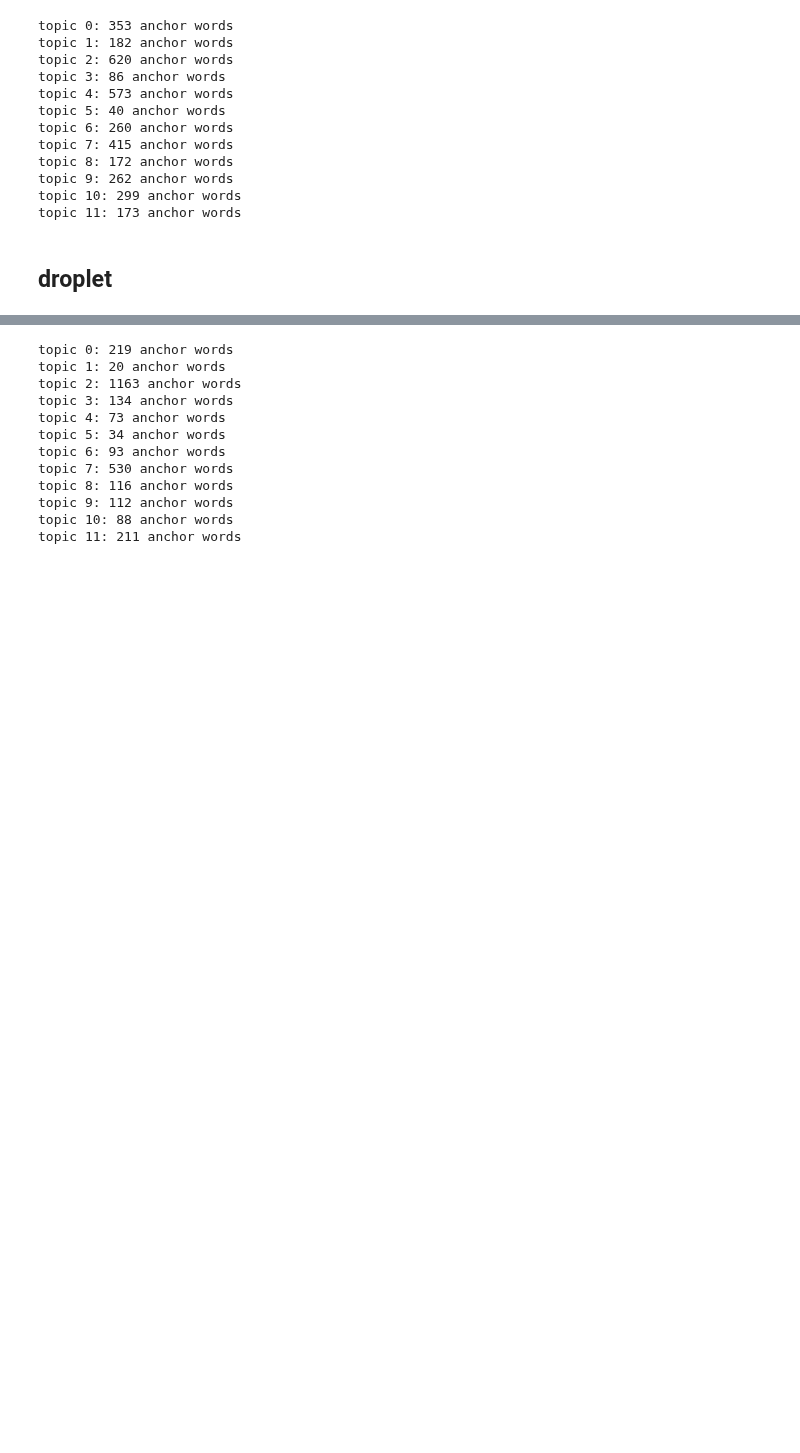
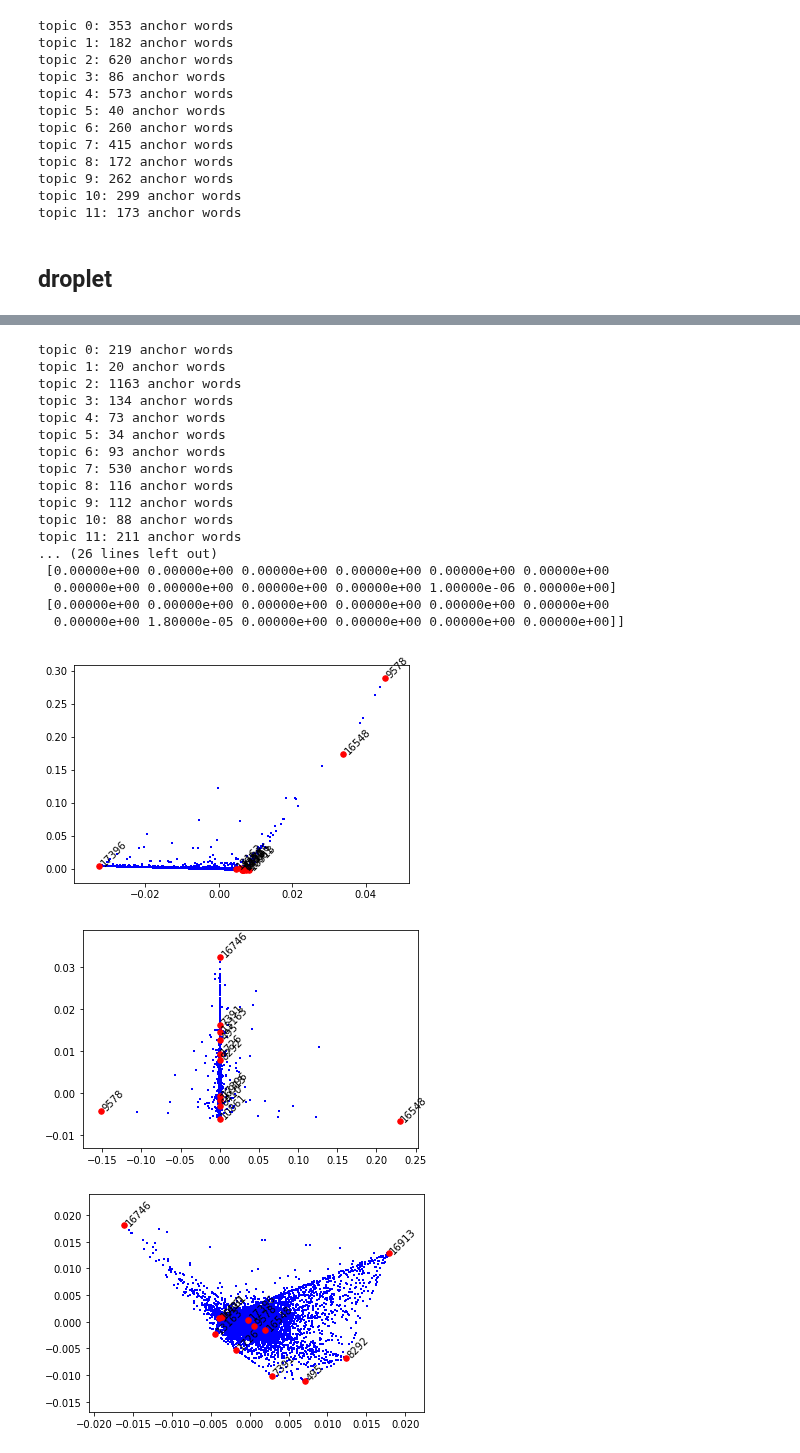
Before and after one commit to zihao12/pyJSMF-RAW, a Jupyter notebook: experiments/real_data_anchor_word.ipynb, the cells around one changed output, grey strips where cells are left out. Drawn from its saved outputs; the diff is of its cells as text; code cells hidden in the pictures; blank space fills up the shorter version.

```diff
--- a/experiments/real_data_anchor_word.ipynb
+++ b/experiments/real_data_anchor_word.ipynb
@@ -522,30 +575,53 @@ topic 7: 638 anchor words
 dataname="droplet"
 datadir=f"../../../gdrive/github_data/fastTopics-experiments-data/output/{dataname}/rds"
 modelname=f"fit-{dataname}-scd-ex-k=12.rds"
 
 readRDS = robjects.r['readRDS']
 data = readRDS(f"{datadir}/{modelname}")
 fit = data.rx2('fit')
 
 L = np.asarray(fit.rx2('L'))
 F = np.asarray(fit.rx2('F'))
 del data, fit
 
 F, L = poisson2multinom(F, L)
 
 for i in range(F.shape[1]):
     n_anchor = find_anchor_word_k2(F, i).sum()
     print(f"topic {i}: {n_anchor} anchor words")
+
+k = F.shape[1]
+C = F @ L.T
+Cbar = C / C.sum(axis = 1)[:, None]
+
+S0, _, _ = findS(Cbar, k)
+print("F[anchor_words,:]")
+print(F[S0,:].round(6))
+
+Cbar = pca_proj(Cbar)
+vis_extremal_pca(Cbar, S0, which_dim = [0, 1], annotate=True,fontsize=10)
+vis_extremal_pca(Cbar, S0, which_dim = [2, 3], annotate=True,fontsize=10)
+vis_extremal_pca(Cbar, S0, which_dim = [4, 5], annotate=True,fontsize=10)
+vis_extremal_pca(Cbar, S0, which_dim = [6, 7], annotate=True,fontsize=10)
+vis_extremal_pca(Cbar, S0, which_dim = [8, 9], annotate=True,fontsize=10)
 # %% [output]
 topic 0: 219 anchor words
 topic 1: 20 anchor words
 topic 2: 1163 anchor words
 topic 3: 134 anchor words
 topic 4: 73 anchor words
 topic 5: 34 anchor words
 topic 6: 93 anchor words
 topic 7: 530 anchor words
 topic 8: 116 anchor words
 topic 9: 112 anchor words
 topic 10: 88 anchor words
 topic 11: 211 anchor words
+... (26 lines left out)
+ [0.00000e+00 0.00000e+00 0.00000e+00 0.00000e+00 0.00000e+00 0.00000e+00
+  0.00000e+00 0.00000e+00 0.00000e+00 0.00000e+00 1.00000e-06 0.00000e+00]
+ [0.00000e+00 0.00000e+00 0.00000e+00 0.00000e+00 0.00000e+00 0.00000e+00
+  0.00000e+00 1.80000e-05 0.00000e+00 0.00000e+00 0.00000e+00 0.00000e+00]]
+[figure, added]
+[figure, added]
+[figure, added]
```
Also changed, not shown: parts of 9 cells of this notebook, 1 other file.
